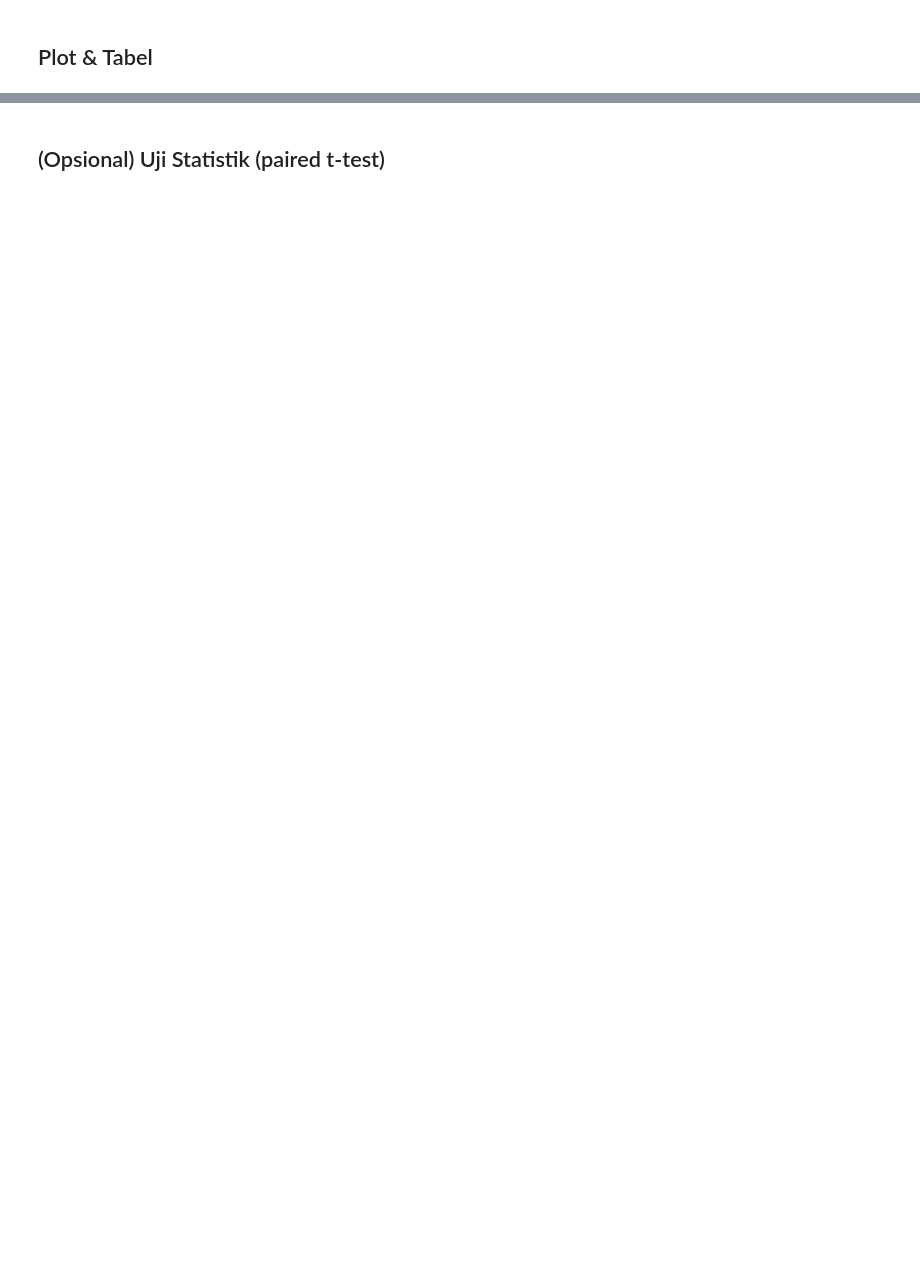
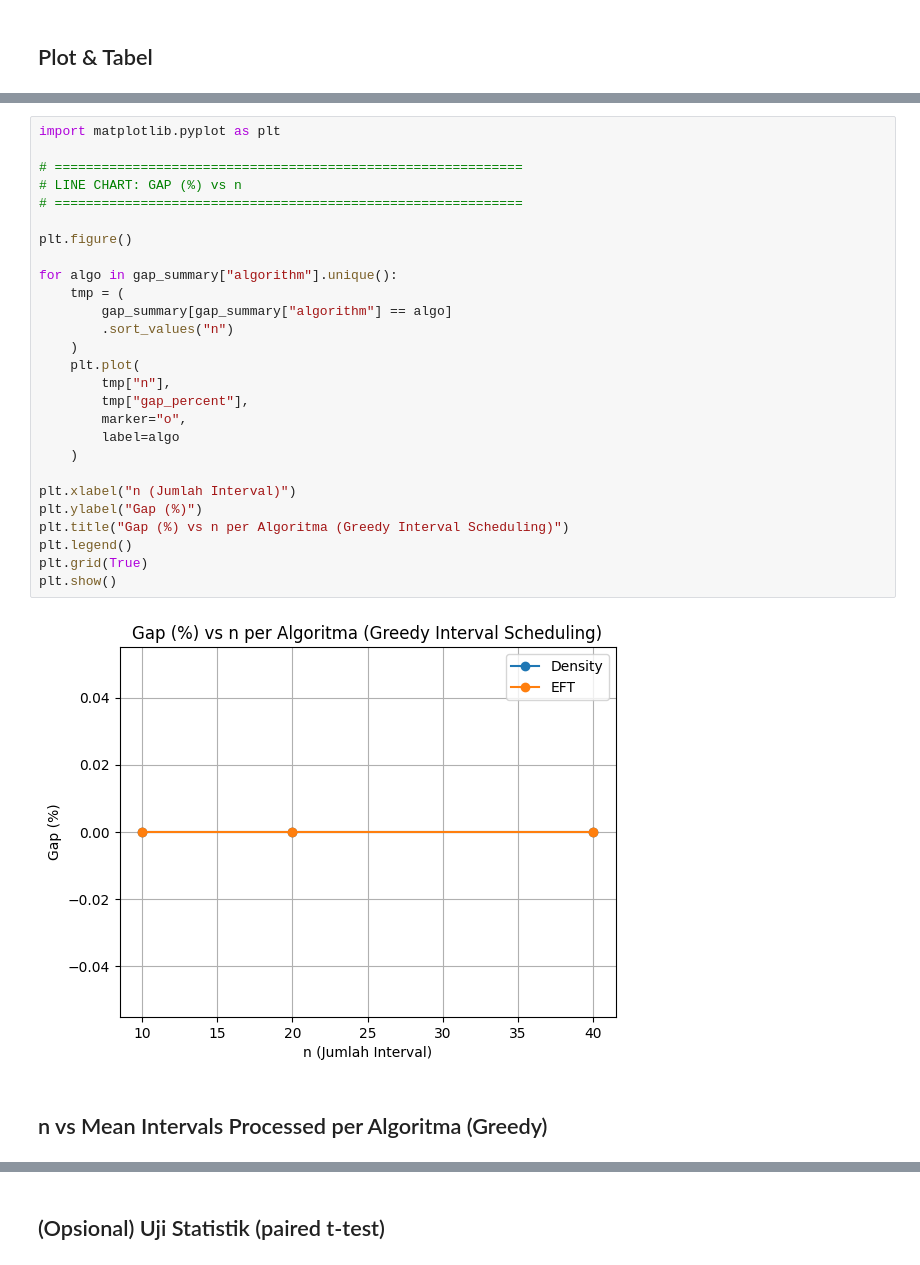
Before and after one commit to rrrambatsigma/DAA_Kelompok4_KelasA_IntSched, a Jupyter notebook: notebook/01 Bentuk Jupyter File Project.ipynb, the cells around one changed output, grey strips where cells are left out. Drawn from its saved outputs; the diff is of its cells as text; blank space fills up the shorter version.

```diff
--- a/notebook/01 Bentuk Jupyter File Project.ipynb
+++ b/notebook/01 Bentuk Jupyter File Project.ipynb
@@ -474,0 +899,31 @@ Error:
+# %%
+import matplotlib.pyplot as plt
+
+# ============================================================
+# LINE CHART: GAP (%) vs n
+# ============================================================
+
+plt.figure()
+
+for algo in gap_summary["algorithm"].unique():
+    tmp = (
+        gap_summary[gap_summary["algorithm"] == algo]
+        .sort_values("n")
+    )
+    plt.plot(
+        tmp["n"],
+        tmp["gap_percent"],
+        marker="o",
+        label=algo
+    )
+
+plt.xlabel("n (Jumlah Interval)")
+plt.ylabel("Gap (%)")
+plt.title("Gap (%) vs n per Algoritma (Greedy Interval Scheduling)")
+plt.legend()
+plt.grid(True)
+plt.show()
+# %% [output]
+[figure, added]
+# %% [markdown]
+## n vs Mean Intervals Processed per Algoritma (Greedy)
```
Also changed, not shown: parts of 33 cells of this notebook, 2 other files.
